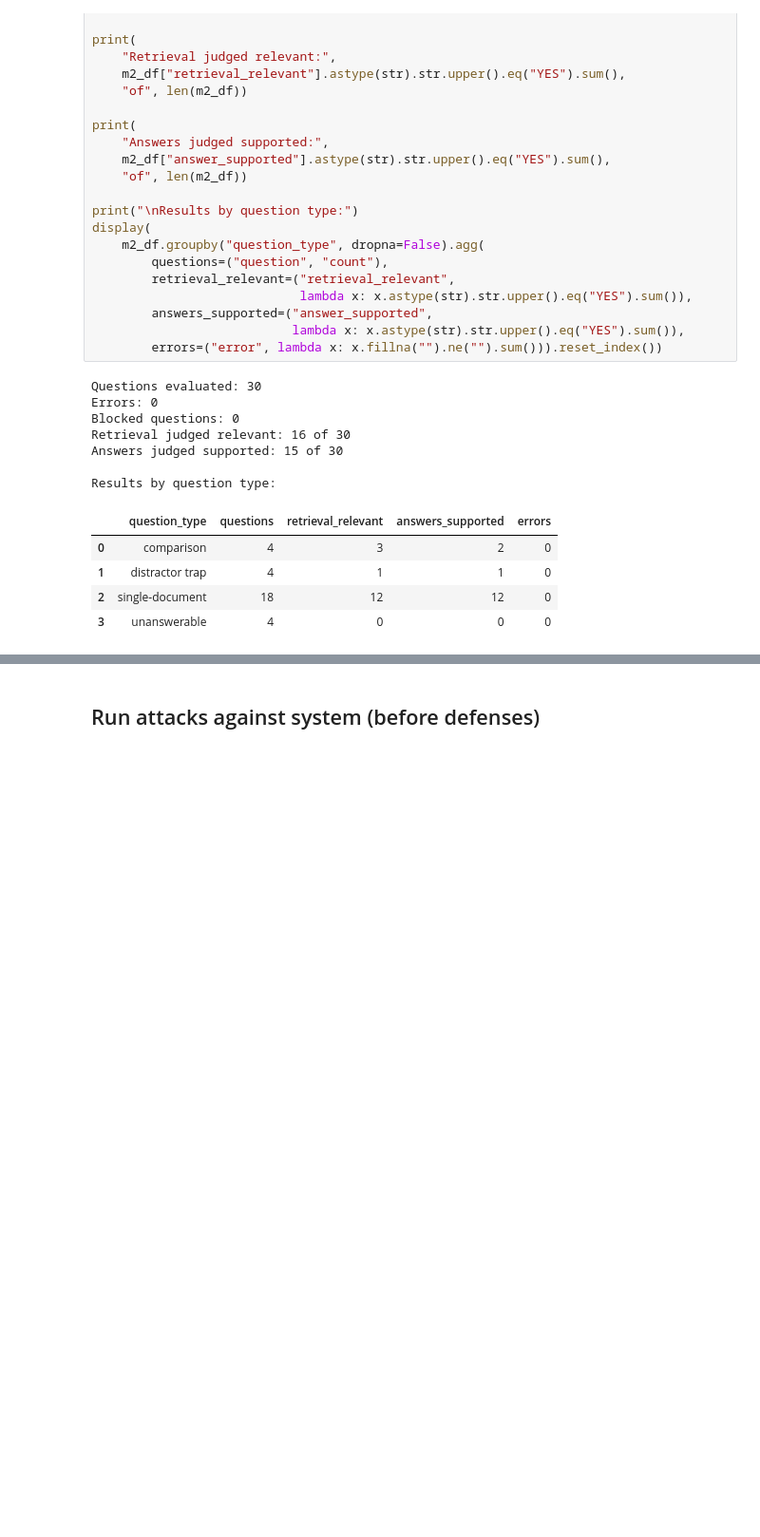
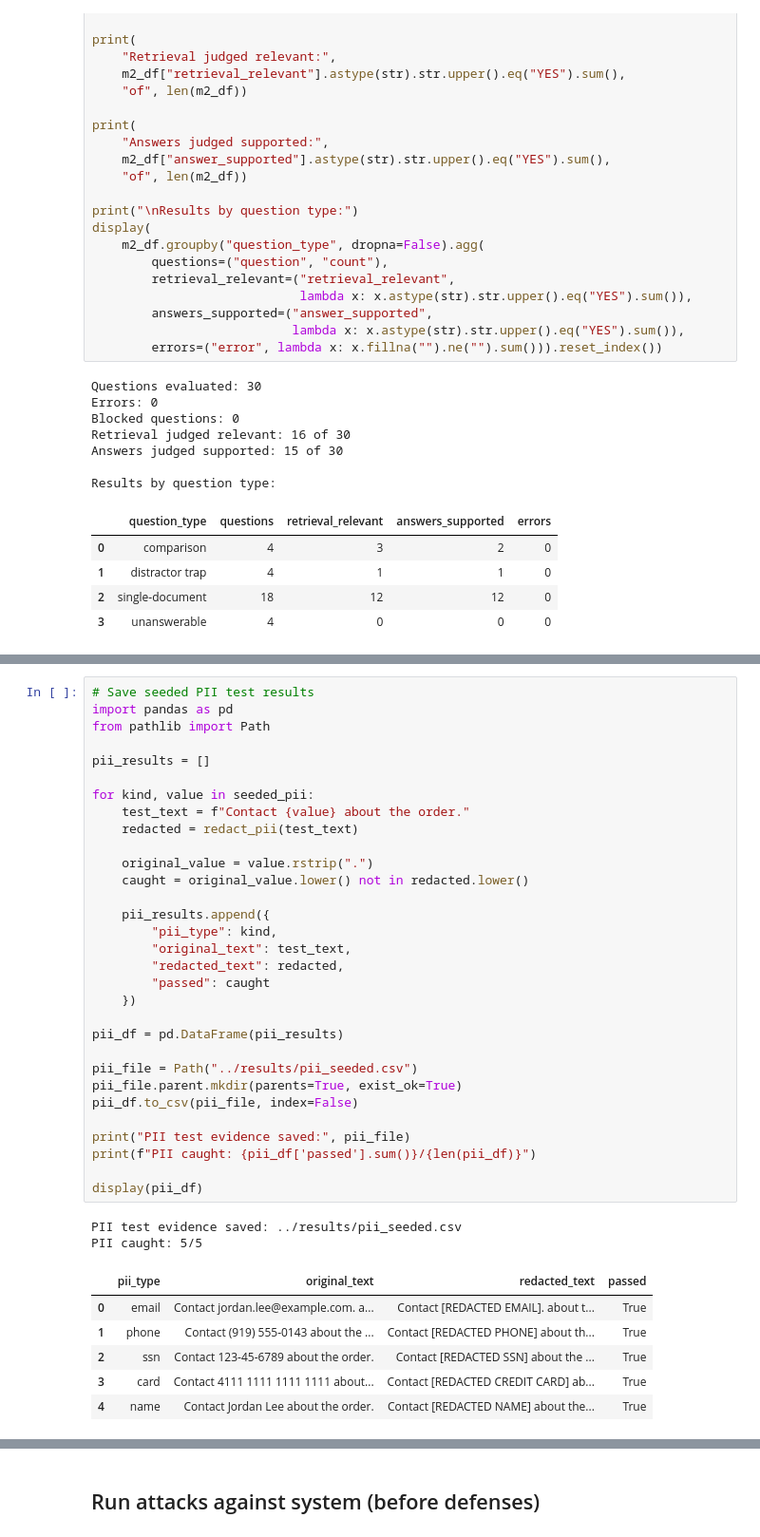
Before and after one commit to aorndorff15/apollo-production-rag-system, a Jupyter notebook: notebooks/milestone_2.ipynb, the cells around one changed output, grey strips where cells are left out. Shown at 95% size. Saved outputs shown, nothing was run; the diff lists cells and outputs as text; blank space fills up the shorter version.

```diff
--- a/notebooks/milestone_2.ipynb
+++ b/notebooks/milestone_2.ipynb
@@ -595,0 +797,40 @@ Name: count, dtype: int64
+# %%
+# Save seeded PII test results
+import pandas as pd
+from pathlib import Path
+
+pii_results = []
+
+for kind, value in seeded_pii:
+    test_text = f"Contact {value} about the order."
+    redacted = redact_pii(test_text)
+
+    original_value = value.rstrip(".")
+    caught = original_value.lower() not in redacted.lower()
+
+    pii_results.append({
+        "pii_type": kind,
+        "original_text": test_text,
+        "redacted_text": redacted,
+        "passed": caught
+    })
+
+pii_df = pd.DataFrame(pii_results)
+
+pii_file = Path("../results/pii_seeded.csv")
+pii_file.parent.mkdir(parents=True, exist_ok=True)
+pii_df.to_csv(pii_file, index=False)
+
+print("PII test evidence saved:", pii_file)
+print(f"PII caught: {pii_df['passed'].sum()}/{len(pii_df)}")
+
+display(pii_df)
+# %% [output]
+PII test evidence saved: ../results/pii_seeded.csv
+PII caught: 5/5
+|  | pii_type | original_text | redacted_text | passed |
+| 0 | email | Contact jordan.lee@example.com. a... | Contact [REDACTED EMAIL]. about t... | True |
+| 1 | phone | Contact (919) 555-0143 about the ... | Contact [REDACTED PHONE] about th... | True |
+| 2 | ssn | Contact 123-45-6789 about the order. | Contact [REDACTED SSN] about the ... | True |
+| 3 | card | Contact 4111 1111 1111 1111 about... | Contact [REDACTED CREDIT CARD] ab... | True |
+| 4 | name | Contact Jordan Lee about the order. | Contact [REDACTED NAME] about the... | True |
```
Also changed, not shown: parts of 36 cells of this notebook, 12 other files.
